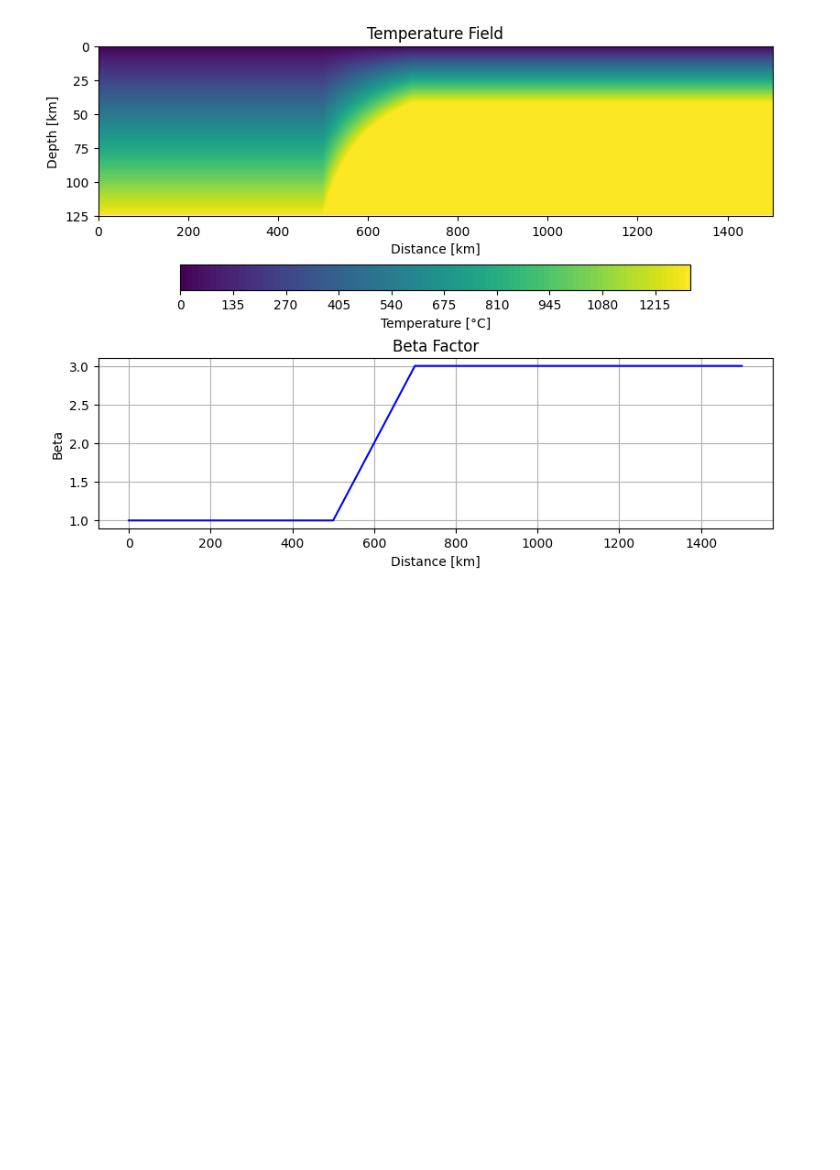
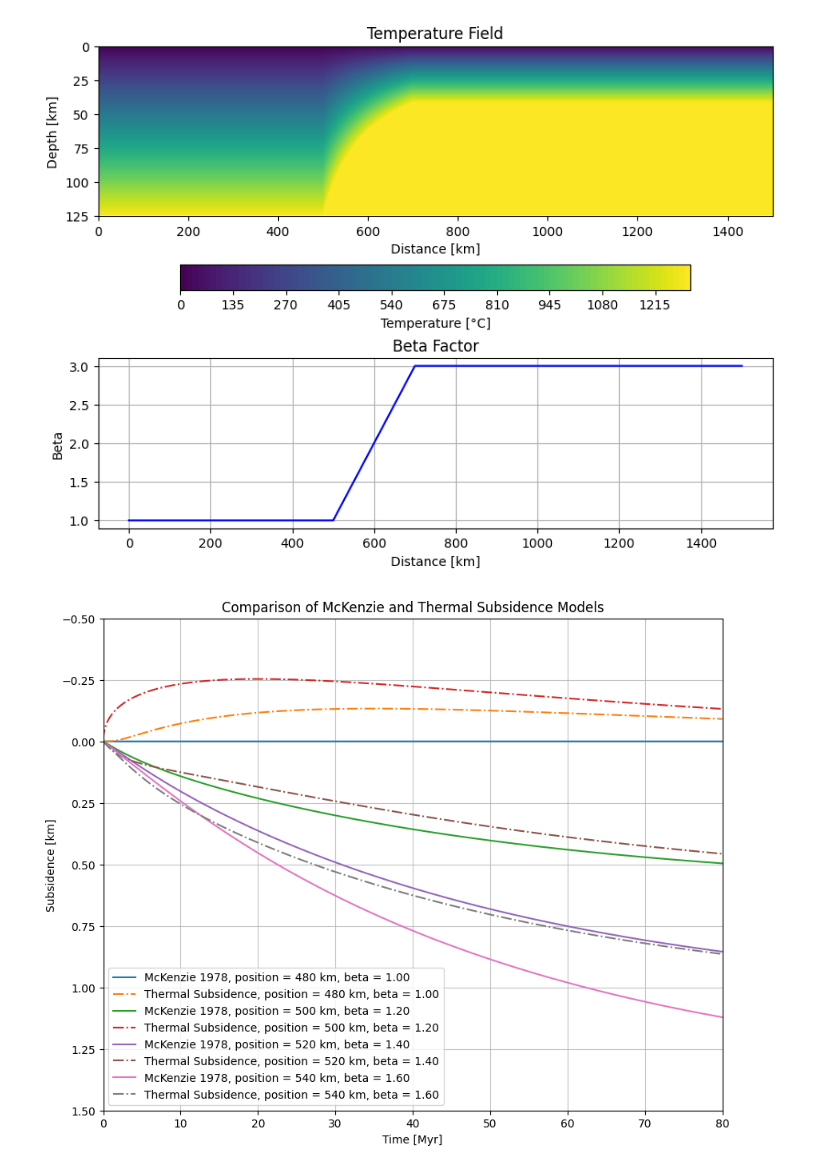
Before and after one commit to YagoMCastro/bacias-msc-2024, a Jupyter notebook: notebooks/activities/atividade2.ipynb, the cells around one changed output. Cells and saved outputs as stored; diff of their text form; code cells hidden in the pictures; blank space fills up the shorter version.

```diff
--- a/notebooks/activities/atividade2.ipynb
+++ b/notebooks/activities/atividade2.ipynb
@@ -94,3 +94,71 @@ axs[1].grid()
 plt.show()
 # %% [output]
 [figure]
+# %%
+# Constants and parameters
+BASE_TEMPERATURE = 1300.0  # Temperature at the lithospheric base [°C]
+DX = 2000.0  # Vertical/horizontal spacing in meters
+DT = 10000.0  # Time interval in years
+A = 125e3  # Lithosphere thickness [m]
+SECONDS_PER_YEAR = 60 * 60 * 24 * 365.25
+
+# Physical properties
+THERMAL_EXPANSION = 3.28e-5  # Thermal expansion coefficient
+THERMAL_DIFFUSIVITY = 1e-6  # Thermal diffusivity [m²/s]
+MANTLE_DENSITY = 3300.0  # Mantle density in kg/m³
+CRUST_DENSITY = 2700.0  # Crust density in kg/m³
+WATER_DENSITY = 1000.0  # Water density in kg/m³
+CRUST_THICKNESS = 35000.0  # Crust thickness in meters
+
+# Auxiliary factors
+FAC = THERMAL_DIFFUSIVITY * DT * SECONDS_PER_YEAR / (DX ** 2)
+FAC2 = DX * THERMAL_EXPANSION * MANTLE_DENSITY / (MANTLE_DENSITY - WATER_DENSITY)
+# %%
+# Visualization settings
+plt.figure(figsize=(10, 8))
+plt.title('Comparison of McKenzie and Thermal Subsidence Models')
+plt.xlabel('Time [Myr]')
+plt.ylabel('Subsidence [km]')
+plt.grid(alpha=0.75)
+
+# Values for beta and position
+beta_values = [1.0 + 1 * i / 5 for i in range(6)]
+position_values = [0.48e6 + 0.1e6 * i / 5 for i in range(6)]
+
+for i in range(4):
+    pos = position_values[i]
+
+    # Calculate initial subsidence for the current beta
+    Si = A * ((MANTLE_DENSITY - CRUST_DENSITY) * CRUST_THICKNESS / A *
+              (1 - (THERMAL_EXPANSION * BASE_TEMPERATURE * CRUST_THICKNESS / (2 * A))) -
+              (MANTLE_DENSITY * THERMAL_EXPANSION * BASE_TEMPERATURE / 2)) * (1 - 1 / beta_values[i]) / (
+                MANTLE_DENSITY * (1 - THERMAL_EXPANSION * BASE_TEMPERATURE) - WATER_DENSITY)
+    # Initialize temperature fields and sum parameters for models
+    T_1d = generate_temperature_field(BASE_TEMPERATURE, beta_values[i], z, A)
+    T0_1dsum = np.sum(T_1d)
+    W_1d = np.array([])
+
+    T_2d = generate_temperature_field(BASE_TEMPERATURE, beta, zz, A)
+    index = np.where(x == pos)
+    T0_2dsum = np.sum(T_2d, axis=0)[index]
+    W_2d = np.array([])
+
+    # Simulation over time
+    t = 0
+    tp = np.array([])
+    while t < 81e6:
+        T_1d, W_1d = mckenzie_model(T_1d, fac, W_1d, fac2, T0_1dsum)
+        T_2d, W_2d = mckenzie_model(T_2d, fac, W_2d, fac2, T0_2dsum, index)
+        tp = np.append(tp, t)
+        t += dt
+
+    # Plot the curves on the same graph for each beta and position
+    plt.plot(tp / 1e6, W_1d / 1e3, label=f'McKenzie 1978, position = {pos / 1e3:.0f} km, beta = {beta_values[i]:.2f}')
+    plt.plot(tp / 1e6, W_2d / 1e3, linestyle='-.', label=f'Thermal Subsidence, position = {pos / 1e3:.0f} km, beta = {beta_values[i]:.2f}')
+
+plt.xlim(0, 80)
+plt.ylim(1.5, -0.5)
+plt.legend(loc='lower left', fontsize='medium')
+plt.show()
+# %% [output]
+[figure, added]
```
